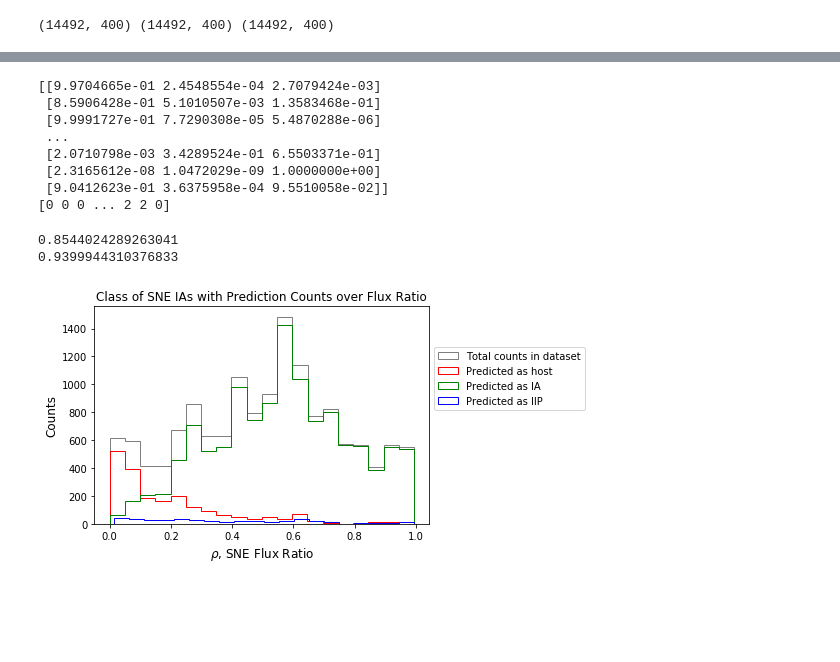
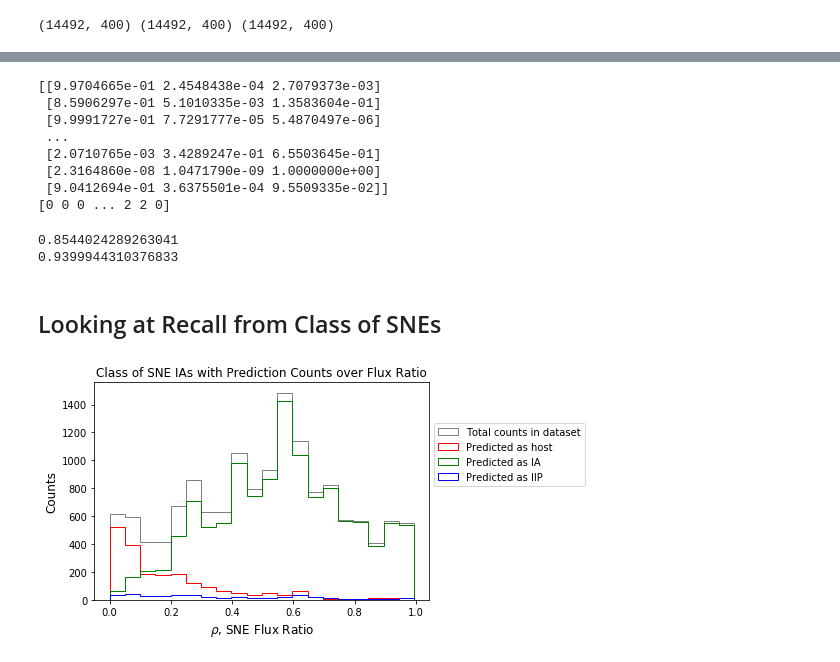
Before and after one commit to DESI-UR/time_domain, a Jupyter notebook: 3LabelCNN_hist_over_brightness.ipynb, the cells around one changed output, grey strips where cells are left out. Saved outputs shown, nothing was run; the diff lists cells and outputs as text; code cells hidden in the pictures; blank space fills up the shorter version.

```diff
--- a/3LabelCNN_hist_over_brightness.ipynb
+++ b/3LabelCNN_hist_over_brightness.ipynb
@@ -51,3 +49,12 @@ test_iip = standardized_iip[85000:len(standardized_ia)]
+# %%
+index_begin_test_set = 85000
+index_end_test_set = min(len(standardized_hosts),len(standardized_ia),len(standardized_iip))
+
+test_hosts = standardized_hosts[index_begin_test_set:index_end_test_set]
+test_ia = standardized_ia[index_begin_test_set:index_end_test_set]
+test_iip = standardized_iip[index_begin_test_set:index_end_test_set]
+
+len_each_test_class = len(test_hosts)
 # %%
 print(test_hosts.shape, test_ia.shape, test_iip.shape)
 # %% [output]
@@ -65,13 +85,13 @@ print(y_pred)
 y_pred_labels = np.argmax(y_pred, axis=1)
 print(y_pred_labels)
 # %% [output]
-[[9.9704665e-01 2.4548554e-04 2.7079424e-03]
- [8.5906428e-01 5.1010507e-03 1.3583468e-01]
- [9.9991727e-01 7.7290308e-05 5.4870288e-06]
+[[9.9704665e-01 2.4548438e-04 2.7079373e-03]
+ [8.5906297e-01 5.1010335e-03 1.3583604e-01]
+ [9.9991727e-01 7.7291777e-05 5.4870497e-06]
  ...
- [2.0710798e-03 3.4289524e-01 6.5503371e-01]
- [2.3165612e-08 1.0472029e-09 1.0000000e+00]
- [9.0412623e-01 3.6375958e-04 9.5510058e-02]]
+ [2.0710765e-03 3.4289247e-01 6.5503645e-01]
+ [2.3164860e-08 1.0471790e-09 1.0000000e+00]
+ [9.0412694e-01 3.6375501e-04 9.5509335e-02]]
 [0 0 0 ... 2 2 0]
 # %%
 from sklearn.metrics import accuracy_score
@@ -87,17 +103,23 @@ y_pred_class_iip = y_pred_labels[len(test_hosts)+len(test_ia):]
+# %% [markdown]
+## Looking at Recall from Class of SNEs
+# %%
+y_pred_class_hosts = y_pred_labels[:len_each_test_class]
+y_pred_class_ia = y_pred_labels[len_each_test_class:2*len_each_test_class]
+y_pred_class_iip = y_pred_labels[2*len_each_test_class:]
 # %%
 y_pred_class_ia_predicted_hosts = y_pred_class_ia == 0
 y_pred_class_ia_predicted_ia = y_pred_class_ia == 1
 y_pred_class_ia_predicted_iip = y_pred_class_ia == 2
 
-rfr_ia_test = rfr_ia[85000:len(standardized_ia)]
-plt.hist(rfr_ia_test, label="Total counts in dataset", bins=20, histtype='step', color='black', alpha=0.5)
-plt.hist(rfr_ia_test[y_pred_class_ia_predicted_hosts], label="Predicted as host", bins=20, histtype='step', color='red')
-plt.hist(rfr_ia_test[y_pred_class_ia_predicted_ia], label="Predicted as IA", bins=20, histtype='step', color='green')
-plt.hist(rfr_ia_test[y_pred_class_ia_predicted_iip], label="Predicted as IIP", bins=20, histtype='step', color='blue')
+rfr_ia_test = rfr_ia[index_begin_test_set:index_end_test_set]
+(counts_rfr_ia_total, bins_rfr_ia_total, patches_rfr_ia_total) = plt.hist(rfr_ia_test, label="Total counts in dataset", bins=20, histtype='step', color='black', alpha=0.5)
+(counts_rfr_ia_phost, bins_rfr_ia_phost, patches_rfr_ia_phost) = plt.hist(rfr_ia_test[y_pred_class_ia_predicted_hosts], label="Predicted as host", bins=bins_rfr_ia_total, histtype='step', color='red')
+(counts_rfr_ia_pia, bins_rfr_ia_pia, patches_rfr_ia_pia) = plt.hist(rfr_ia_test[y_pred_class_ia_predicted_ia], label="Predicted as IA", bins=bins_rfr_ia_total, histtype='step', color='green')
+(counts_rfr_ia_piip, bins_rfr_ia_piip, patches_rfr_ia_piip) = plt.hist(rfr_ia_test[y_pred_class_ia_predicted_iip], label="Predicted as IIP", bins=bins_rfr_ia_total, histtype='step', color='blue')
 plt.xlabel(r'$\rho$, SNE Flux Ratio', fontsize=12)
 plt.ylabel('Counts', fontsize=12)
 plt.title('Class of SNE IAs with Prediction Counts over Flux Ratio')
 plt.legend(bbox_to_anchor=(1,0.5), loc="lower left")
 plt.show()
 # %% [output]
-[figure, old version]
+[figure, new version]
```
Also changed, not shown: parts of 21 cells of this notebook.
